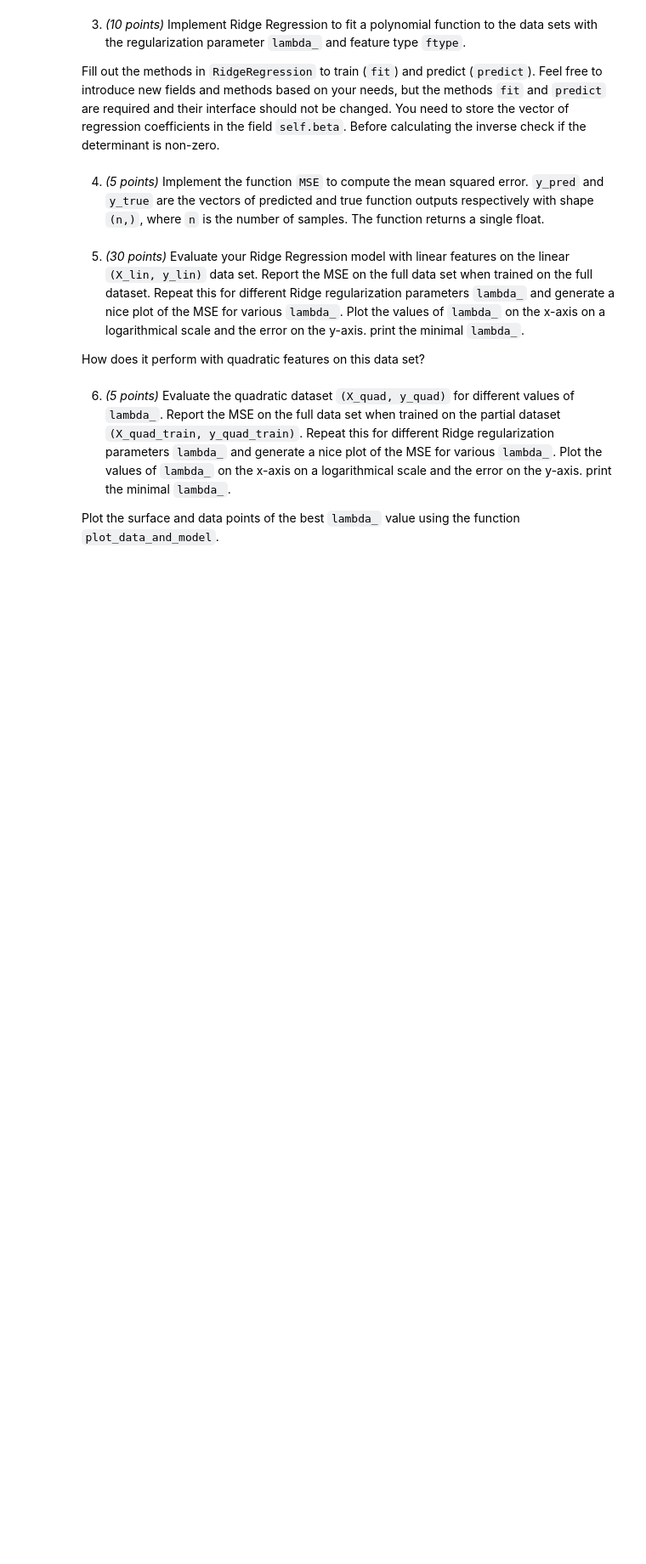
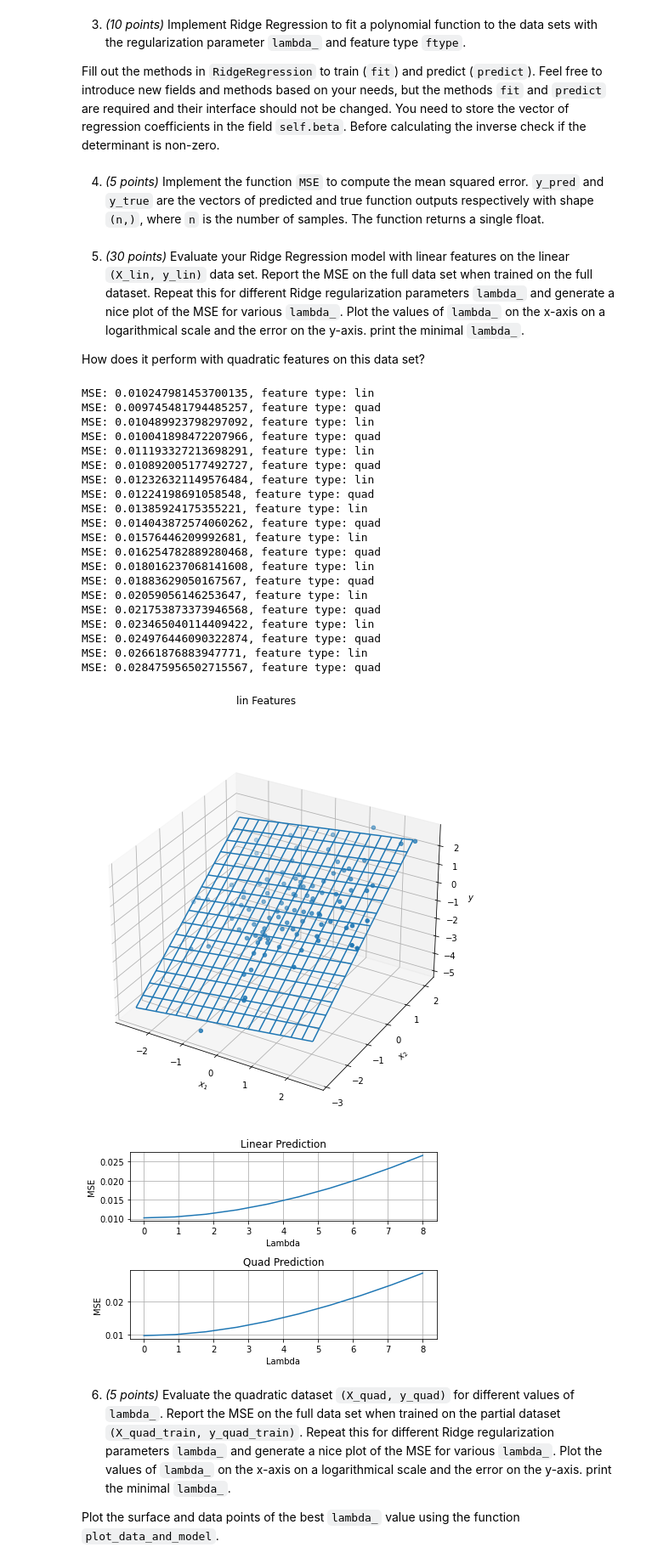
Before and after one commit to Abdul6498/Machine_Learning-master, a Jupyter notebook: Assignment_3/assignment3.ipynb, the cells around one changed output. Shown at 85% size. Cells and saved outputs as stored; diff of their text form; code cells hidden in the pictures; blank space fills up the shorter version.

```diff
--- a/Assignment_3/assignment3.ipynb
+++ b/Assignment_3/assignment3.ipynb
@@ -84,7 +65,7 @@ print(len(X_noise_train), len(y_noise_train))
 # %% [markdown]
 2) *(10 points)* Extend the `make_features` method to also compute quadratic features (`ftype = 'quad'`).
 # %%
-def make_features(X, ftype='quad'):
+def make_features(X, ftype='lin'):
     """
     generates features from input data, returns Phi.
     ftype is used to distinguish types of features
@@ -93,8 +74,6 @@ def make_features(X, ftype='quad'):
 
     if ftype == 'lin':
         # Linear feature transformation (including intercept)
-        #(Rows, Columns)
-        #(100 rows, 3 columns)
         Phi = np.empty((n, d+1))
         Phi[:, 0] = 1
         Phi[:, 1:] = X
@@ -108,7 +87,6 @@ def make_features(X, ftype='quad'):
         x_1_x_2 = temp_x_1*temp_x_2
         x_2_sq = temp_x_2 * temp_x_2
         feat = np.array([x_1_sq, x_1_x_2, x_2_sq])
-        print(dim, len(feat))
         Phi = np.empty((n, dim))
         Phi[:, 0] = 1
         Phi[:, 1:d+1] = X
@@ -120,5 +98,3 @@ def make_features(X, ftype='quad'):
         raise Exception(f'Feature type {ftype} not implemented yet')
 
     return Phi
-feat = make_features(X_lin)
-print(feat)
@@ -161,6 +119,9 @@ class RidgeRegression(object):
         Phi = make_features(X, self.ftype)
 
         # Implement your solution here.
+        n,m = Phi.shape
+        I = np.identity(m)
+        self.beta = np.dot(np.dot(np.linalg.inv(np.dot(Phi.T, Phi) + self.lambda_ * I), Phi.T), y)
 
     def predict(self, X):
         """
@@ -171,7 +132,10 @@ class RidgeRegression(object):
 
         # Implement your solution here.
 
-        return None
+        return Phi.dot(self.beta)
+#p = RidgeRegression(2)
+#p.lambda_ = 2
+#p.fit(X_lin,y_lin)
 # %% [markdown]
 4) *(5 points)* Implement the function `MSE` to compute the mean squared error. `y_pred` and `y_true` are the vectors of predicted and true function outputs respectively with shape `(n,)`, where `n` is the number of samples. The function returns a single float.
 # %%
@@ -179,8 +143,8 @@ def MSE(y_pred, y_true):
     """
     return the mean squared error of y_pred and y_true
     """
-    # Implement your solution here.
-    return None
+    n=y_true.shape[0]
+    return np.sum((y_pred-y_true)**2)/n
 # %% [markdown]
 5) *(30 points)* Evaluate your Ridge Regression model with linear features on the linear `(X_lin, y_lin)` data set. Report the MSE on the full data set when trained on the full dataset. Repeat this for different Ridge regularization parameters `lambda_` and generate a nice plot of the MSE for various `lambda_`. Plot the values of `lambda_` on the x-axis on a logarithmical scale and the error on the y-axis. print the minimal `lambda_`.
 
@@ -196,6 +160,7 @@ def train_evaluate(regression_model, X, y):
     regression_model.fit(X, y)
     yhat = regression_model.predict(X)
     print(f'MSE: {MSE(yhat, y)}, feature type: {regression_model.ftype}')
+    return MSE(yhat, y)
 
 def plot_data_and_model(regression_model, X, y):
     """
@@ -203,33 +168,82 @@ def plot_data_and_model(regression_model, X, y):
     The data points are indicated by circles, the prediction is shown as a surface
     """
     fig = plt.figure(figsize=(8, 8))
     plt.suptitle(f'{regression_model.ftype} Features')
     ax = fig.add_subplot(111, projection = '3d')
     ax.scatter(X[:, 0], X[:, 1], y, marker = 'o')
 
     x_min = X.min(0)
     x_max = X.max(0)
 
     x0_grid, x1_grid = np.mgrid[x_min[0]:x_max[0]:.3, x_min[1]:x_max[1]:.3]
 
     x_dim_0, x_dim_1 = np.shape(x0_grid)
     x_size = np.size(x0_grid)
 
     x0_hat = x0_grid.flatten()
     x1_hat = x1_grid.flatten()
     x0_hat = x0_hat.reshape((np.size(x0_hat), 1))
     x1_hat = x1_hat.reshape((np.size(x1_hat), 1))
     x_hat = np.append(x0_hat, x1_hat, 1)
     x_hat_fv = make_features(x_hat, regression_model.ftype)
     y_hat = x_hat_fv.dot(regression_model.beta)
     y_grid = y_hat.reshape((x_dim_0, x_dim_1))
     ax.plot_wireframe(x0_grid, x1_grid, y_grid)
     ax.auto_scale_xyz([x_min[0], x_max[0]], [x_min[1], x_max[1]], [y.min(), y.max()])
     ax.set_xlabel('$x_1$')
     ax.set_ylabel('$x_2$')
     ax.set_zlabel('$y$')
 
 # Implement your solution here.
+plot_data_and_model(regression_lin, X_lin, y_lin)
+
+lambdas=np.linspace(0,8,10)
+MSE_lambdas_lin=np.zeros(lambdas.shape)
+MSE_lambdas_quad=np.zeros(lambdas.shape)
+for ind,l in enumerate(lambdas):
+    regression_lin = RidgeRegression(lambda_=l, ftype='lin')
+    MSE_lambdas_lin[ind]=train_evaluate(regression_lin, X_lin, y_lin)
+    regression_quad = RidgeRegression(lambda_=l, ftype='quad')
+    MSE_lambdas_quad[ind]=train_evaluate(regression_quad, X_lin, y_lin)
+
+
+fig, axs = plt.subplots(2, 1)
+axs[0].set_title('Linear Prediction')
+axs[0].plot(lambdas,MSE_lambdas_lin)
+axs[0].set_xlabel('Lambda')
+axs[0].set_ylabel('MSE')
+axs[0].grid(True)
+
+axs[1].set_title('Quad Prediction')
+axs[1].plot(lambdas,MSE_lambdas_quad)
+axs[1].set_xlabel('Lambda')
+axs[1].set_ylabel('MSE')
+axs[1].grid(True)
+fig.tight_layout()
+plt.show()
+# %% [output]
+MSE: 0.010247981453700135, feature type: lin
+MSE: 0.009745481794485257, feature type: quad
+MSE: 0.010489923798297092, feature type: lin
+MSE: 0.010041898472207966, feature type: quad
+MSE: 0.011193327213698291, feature type: lin
+MSE: 0.010892005177492727, feature type: quad
+MSE: 0.012326321149576484, feature type: lin
+MSE: 0.01224198691058548, feature type: quad
+MSE: 0.01385924175355221, feature type: lin
+MSE: 0.014043872574060262, feature type: quad
+MSE: 0.01576446209992681, feature type: lin
+MSE: 0.016254782889280468, feature type: quad
+MSE: 0.018016237068141608, feature type: lin
+MSE: 0.01883629050167567, feature type: quad
+MSE: 0.02059056146253647, feature type: lin
+MSE: 0.021753873373946568, feature type: quad
+MSE: 0.023465040114409422, feature type: lin
+MSE: 0.024976446090322874, feature type: quad
+MSE: 0.02661876883947771, feature type: lin
+MSE: 0.028475956502715567, feature type: quad
+[figure, added]
+[figure, added]
 # %% [markdown]
 6) *(5 points)* Evaluate the quadratic dataset `(X_quad, y_quad)` for different values of `lambda_`. Report the MSE on the full data set when trained on the partial dataset `(X_quad_train, y_quad_train)`. Repeat this for different Ridge regularization parameters `lambda_` and generate a nice plot of the MSE for various `lambda_`. Plot the values of `lambda_` on the x-axis on a logarithmical scale and the error on the y-axis. print the minimal `lambda_`.
 
```
Also changed, not shown: parts of 5 cells of this notebook.
